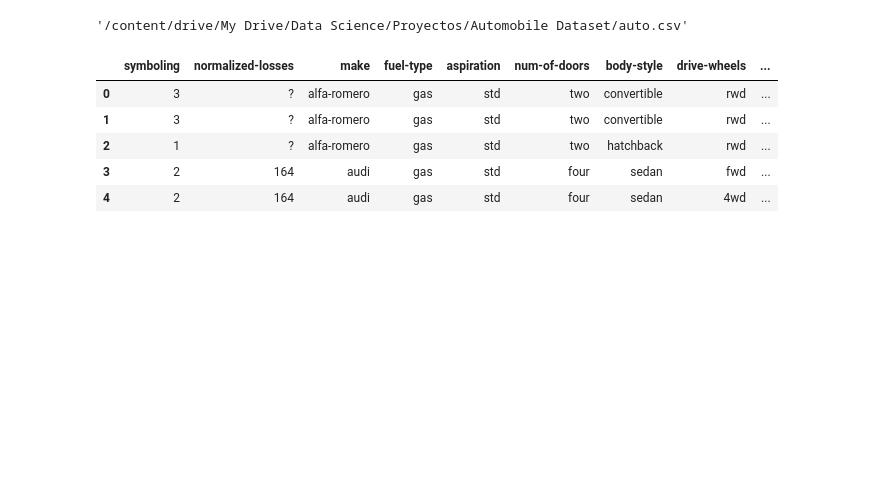
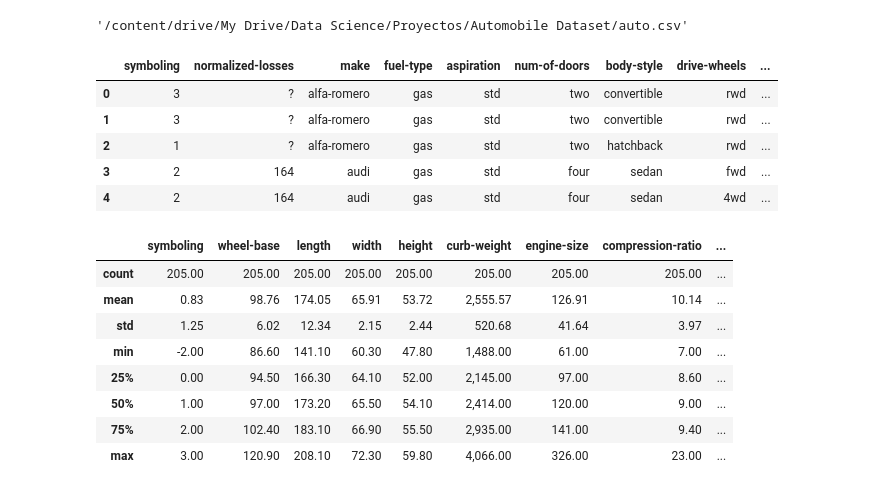
Before and after one commit to FernandoCallasaca/data_science_projects, a Jupyter notebook: Automobile_Dataset.ipynb, the cells around one changed output. Cells and saved outputs as stored; diff of their text form; code cells hidden in the pictures; blank space fills up the shorter version.

```diff
--- a/Automobile_Dataset.ipynb
+++ b/Automobile_Dataset.ipynb
@@ -42,3 +46,15 @@ df.head()
 | 2 | 1 | ? | alfa-romero | gas | std | two | hatchback | rwd | ... |
 | 3 | 2 | 164 | audi | gas | std | four | sedan | fwd | ... |
 | 4 | 2 | 164 | audi | gas | std | four | sedan | 4wd | ... |
+# %%
+df.describe()
+# %% [output]
+|  | symboling | wheel-base | length | width | height | curb-weight | engine-size | compression-ratio | ... |
+| count | 205.00 | 205.00 | 205.00 | 205.00 | 205.00 | 205.00 | 205.00 | 205.00 | ... |
+| mean | 0.83 | 98.76 | 174.05 | 65.91 | 53.72 | 2,555.57 | 126.91 | 10.14 | ... |
+| std | 1.25 | 6.02 | 12.34 | 2.15 | 2.44 | 520.68 | 41.64 | 3.97 | ... |
+| min | -2.00 | 86.60 | 141.10 | 60.30 | 47.80 | 1,488.00 | 61.00 | 7.00 | ... |
+| 25% | 0.00 | 94.50 | 166.30 | 64.10 | 52.00 | 2,145.00 | 97.00 | 8.60 | ... |
+| 50% | 1.00 | 97.00 | 173.20 | 65.50 | 54.10 | 2,414.00 | 120.00 | 9.00 | ... |
+| 75% | 2.00 | 102.40 | 183.10 | 66.90 | 55.50 | 2,935.00 | 141.00 | 9.40 | ... |
+| max | 3.00 | 120.90 | 208.10 | 72.30 | 59.80 | 4,066.00 | 326.00 | 23.00 | ... |
```
Also changed, not shown: parts of 13 cells of this notebook.
